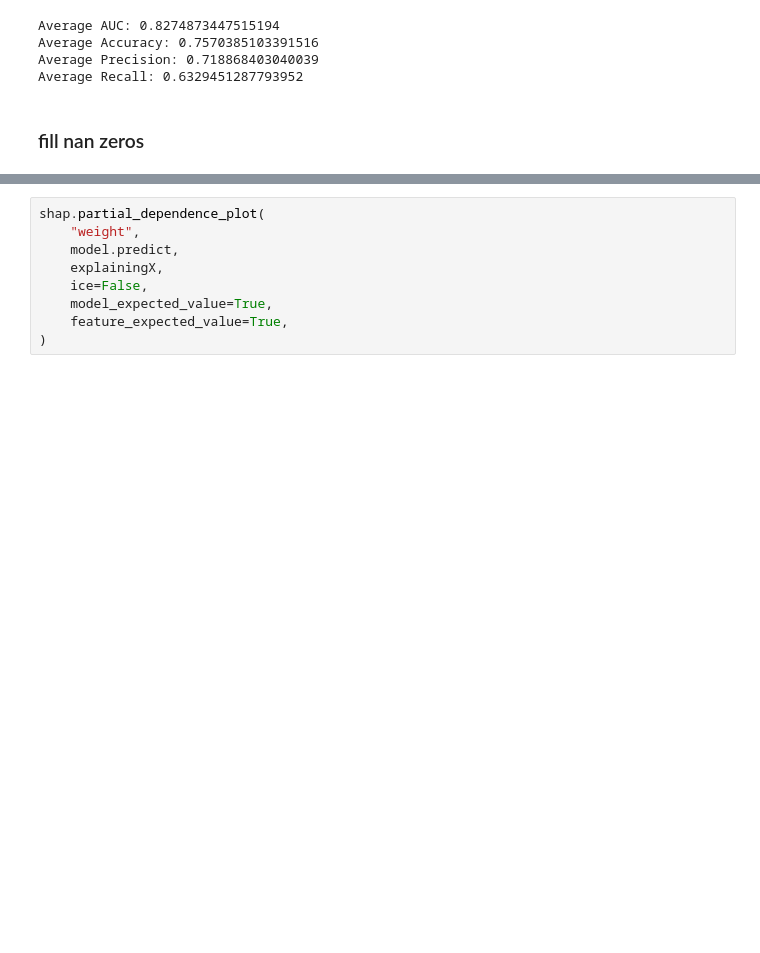
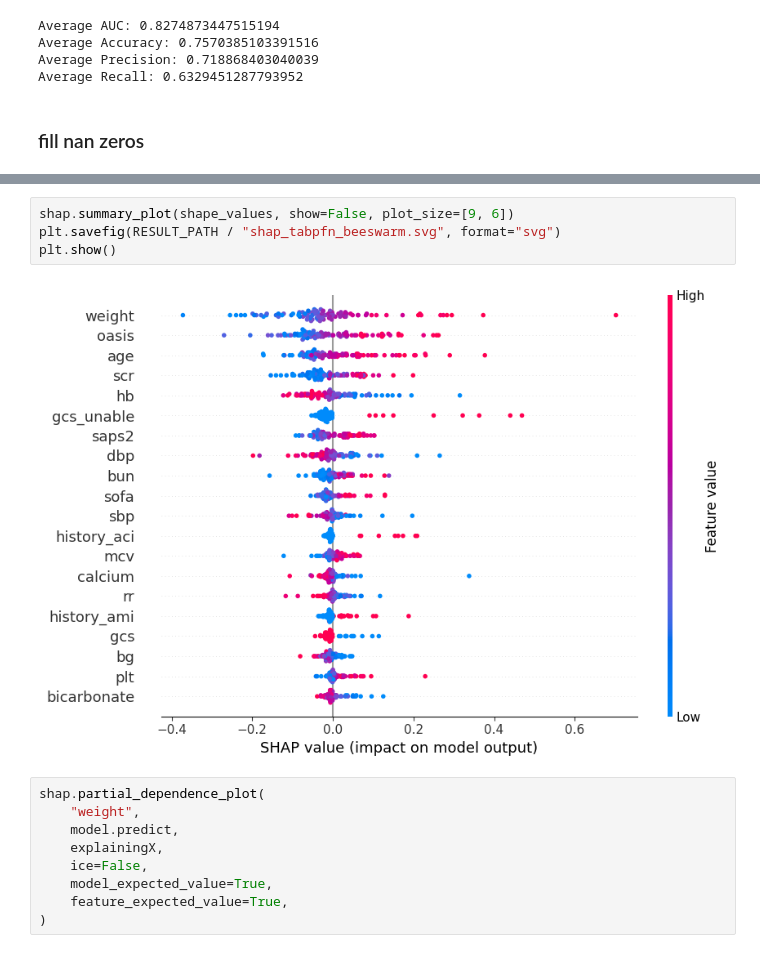
Before and after one commit to BuiHoangTu/hust.year2023.PredictingRiskDiabeticKetoacidosis-associatedKidneyInjury, a Jupyter notebook: archived_notebooks_limited-new/TabPFNClassifier/tabular-model_TabPFNClassifier_last.ipynb, the cells around one changed output, grey strips where cells are left out. Drawn from its saved outputs; the diff is of its cells as text; blank space fills up the shorter version.

```diff
--- a/archived_notebooks_limited-new/TabPFNClassifier/tabular-model_TabPFNClassifier_last.ipynb
+++ b/archived_notebooks_limited-new/TabPFNClassifier/tabular-model_TabPFNClassifier_last.ipynb
@@ -383,3 +386,9 @@ shap.summary_plot(shape_values, explainingX, max_display=10)
+# %%
+shap.summary_plot(shape_values, show=False, plot_size=[9, 6])
+plt.savefig(RESULT_PATH / "shap_tabpfn_beeswarm.svg", format="svg")
+plt.show()
+# %% [output]
+[figure, added]
 # %%
 shap.partial_dependence_plot(
     "weight",
```
Also changed, not shown: parts of 6 cells of this notebook, 5 other files.
